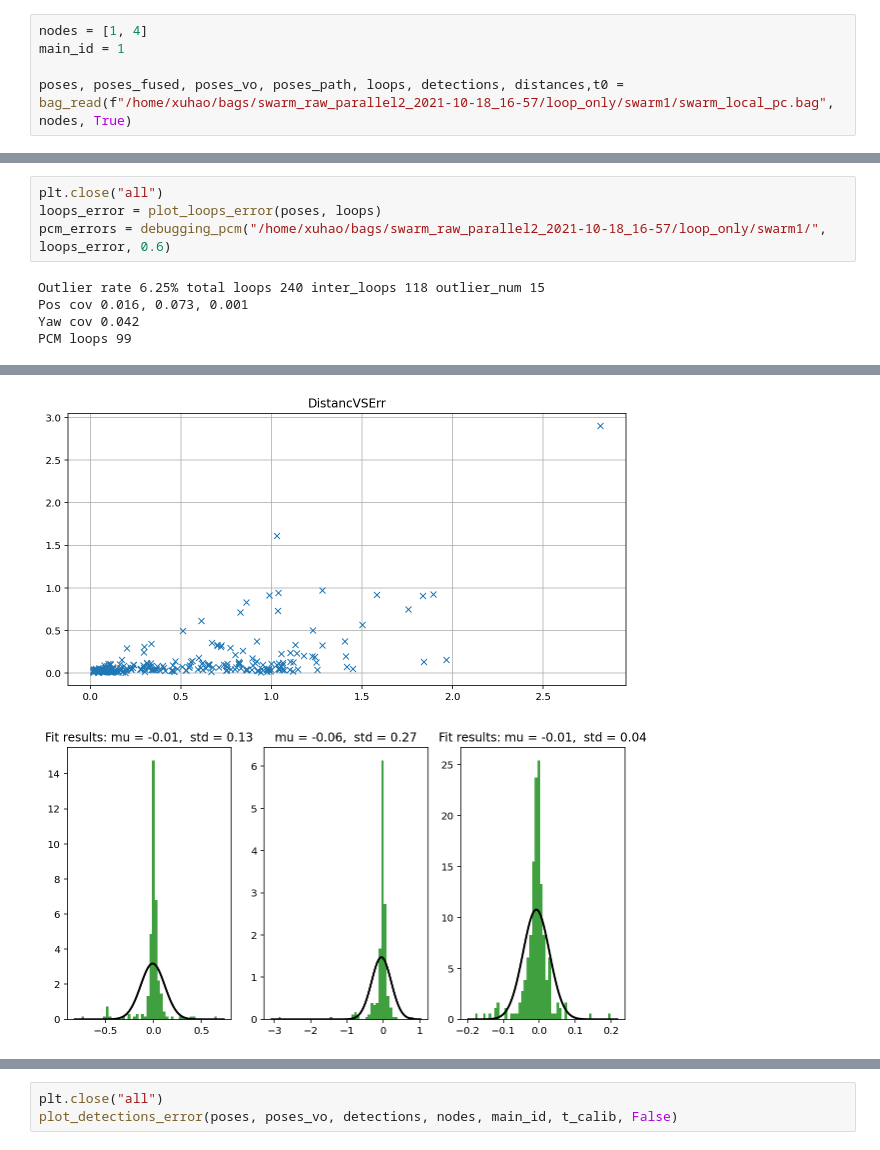
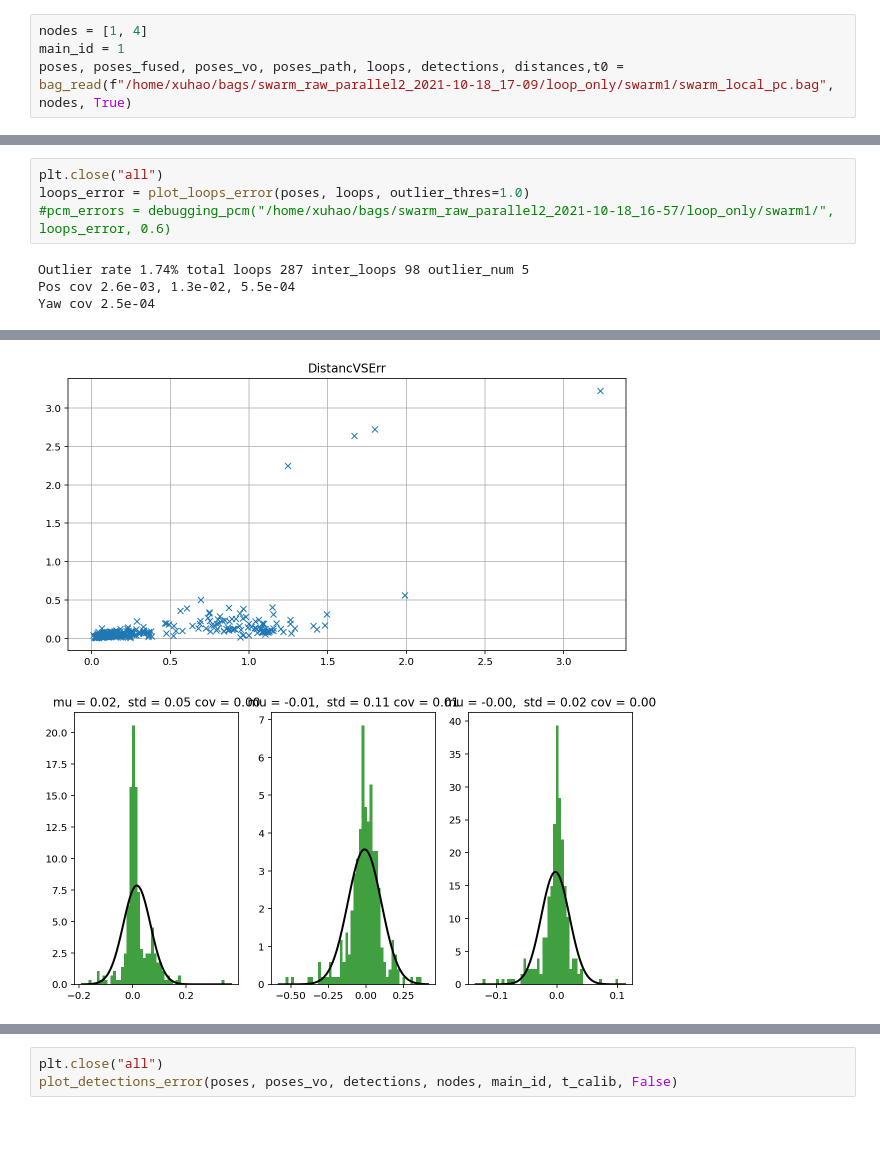
Before and after one commit to HKUST-Aerial-Robotics/Omni-swarm, a Jupyter notebook: swarm_localization/DataAnalysis/loop_accurate_analyze.ipynb, the cells around one changed output, grey strips where cells are left out. Saved outputs shown, nothing was run; the diff lists cells and outputs as text.

```diff
--- a/swarm_localization/DataAnalysis/loop_accurate_analyze.ipynb
+++ b/swarm_localization/DataAnalysis/loop_accurate_analyze.ipynb
@@ -19,7 +18,6 @@ The autoreload extension is already loaded. To reload it, use:
 # %%
 nodes = [1, 4]
 main_id = 1
-
-poses, poses_fused, poses_vo, poses_path, loops, detections, distances,t0 = bag_read(f"/home/xuhao/bags/swarm_raw_parallel2_2021-10-18_16-57/loop_only/swarm1/swarm_local_pc.bag", nodes, True)
+poses, poses_fused, poses_vo, poses_path, loops, detections, distances,t0 = bag_read(f"/home/xuhao/bags/swarm_raw_parallel2_2021-10-18_17-09/loop_only/swarm1/swarm_local_pc.bag", nodes, True)
 # %% [output]
 Read poses from topic /SwarmNode1/pose
@@ -67,9 +49,8 @@ EST RMSE:               POS             YAW     |       BIAS: POS
 # %%
 plt.close("all")
-loops_error = plot_loops_error(poses, loops)
-pcm_errors = debugging_pcm("/home/xuhao/bags/swarm_raw_parallel2_2021-10-18_16-57/loop_only/swarm1/", loops_error, 0.6)
+loops_error = plot_loops_error(poses, loops, outlier_thres=1.0)
+#pcm_errors = debugging_pcm("/home/xuhao/bags/swarm_raw_parallel2_2021-10-18_16-57/loop_only/swarm1/", loops_error, 0.6)
 # %% [output]
-Outlier rate 6.25% total loops 240 inter_loops 118 outlier_num 15
-Pos cov 0.016, 0.073, 0.001
-Yaw cov 0.042
-PCM loops 99
+Outlier rate 1.74% total loops 287 inter_loops 98 outlier_num 5
+Pos cov 2.6e-03, 1.3e-02, 5.5e-04
+Yaw cov 2.5e-04
@@ -78,2 +59,2 @@ PCM loops 99
-[figure, old version]
+[figure, new version]
-[figure, old version]
+[figure, new version]
```
Also changed, not shown: parts of 5 cells of this notebook, 14 other files.
